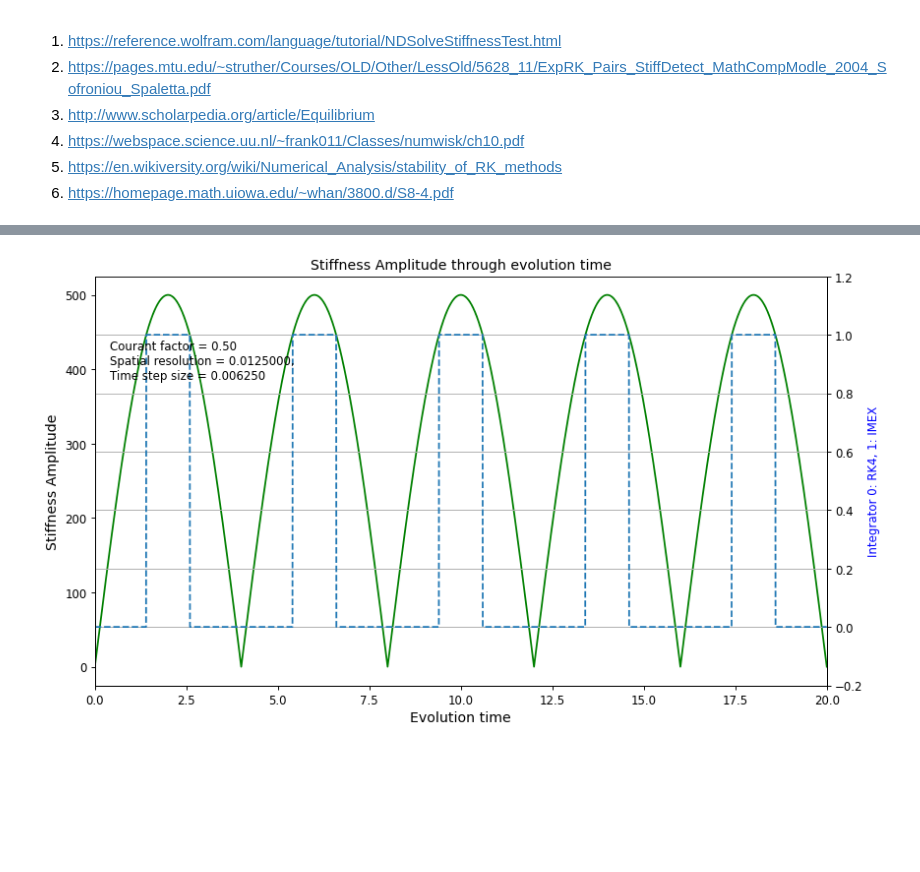
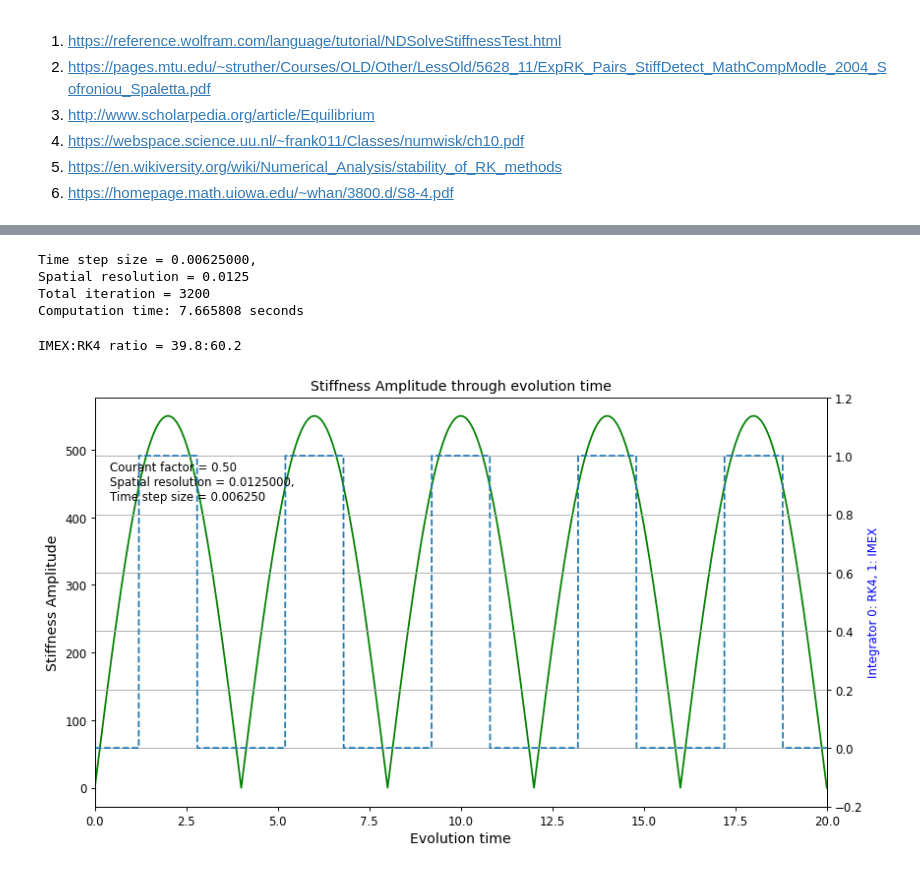
Before and after one commit to annamalai-ps/IMEX, a Jupyter notebook: IMEX_1D_scalar_wave_evolution/Hybrid IMEX-RK4 - Coupled 1D wave equation.ipynb, the cells around one changed output, grey strips where cells are left out. Cells and saved outputs as stored; diff of their text form; code cells hidden in the pictures; blank space fills up the shorter version.

```diff
--- a/IMEX_1D_scalar_wave_evolution/Hybrid IMEX-RK4 - Coupled 1D wave equation.ipynb
+++ b/IMEX_1D_scalar_wave_evolution/Hybrid IMEX-RK4 - Coupled 1D wave equation.ipynb
@@ -390,7 +383,7 @@ expr_mu = lambda x: 0*x
 expr_nu = lambda x: 0*x
 
 #Physics
-x_start = 0
+x_start = 0.0
 x_length = 2.0
 t_start = 0.0
 t_end = 20.0
@@ -398,7 +391,7 @@ wave_speed_phi = 1.0
 wave_speed_zeta = 2.0
 
 #dynamic stiffness
-stiffness_func = lambda t: np.abs(500*np.sin(t*np.pi/4))
+stiffness_func = lambda t: np.abs(550.0*np.sin(t*np.pi/4))
 # %%
 #Specify available time integration method:
 #- Explicit: 'RK2' or 'RK4',
@@ -466,3 +434,29 @@ Computation time: 9.578662 seconds
+# %%
+
+dx = (x_start + x_length)/Nx
+var_x_4h = np.arange(x_start,x_start + x_length,dx) #End point not included for periodic system
+dt_4h = compute_dt(Courant_factor,dx,wave_speed_phi) # wave speed of phi
+var_t_4h = np.arange(t_start,t_end + dt_4h,dt_4h)
+Nt_4h = len(var_t_4h)
+
+
+
+dynamic_stiffness = stiffness_func(var_t_4h)
+true_norm = np.linalg.norm(expr_zeta(var_x_4h))
+TIM_strings = np.zeros(Nt_4h) # 0: RK4, 1: IMEX
+
+
+print('Time step size = %.8f,\nSpatial resolution = %.4f'%(dt_4h,dx))
+
+
+#-----------------Start Numerical Simulation-------------------------------------------#
+u_Nsoln_4h_hIMEX = Evolve_dynamic_integrator(lambda: initial_conditions(expr_phi,expr_zeta,expr_mu,expr_nu,var_x_4h,dx),
+                  lambda u_n: RHS_func(u_n,FD_method,dx),Nt_4h,dt_4h)
+# %% [output]
+Time step size = 0.00625000,
+Spatial resolution = 0.0125
+Total iteration = 3200
+Computation time: 7.665808 seconds
 # %%
 #----------- End of numerical solution computation-----------------#
 # %%
@@ -474,28 +468,34 @@ zeta_4h = u_Nsoln_4h[:,2]
 # %%
 def plot(title,x_label,y_label,x_param,y_param1,dx,dt):
     fig_dpi = 85
     fig, ax1 = plt.subplots(figsize=(960/fig_dpi,540/fig_dpi),dpi = fig_dpi)
     plt.title(title,fontsize=12)
     plt.xlabel(x_label,fontsize=12)
     plt.ylabel(y_label,fontsize=12)
     ax2 = ax1.twinx()
     ax1.plot(x_param, y_param1, 'g-')
     ax2.plot(x_param, TIM_strings, '--')
     ax1.set_xlabel(x_label)
     ax1.set_ylabel(y_label)
     ax2.set_ylabel('Integrator 0: RK4, 1: IMEX', color='b')
     ax2.axis([0,20,-0.2,1.2])
     plt.grid(axis="both")
     plt.text(0.02, 0.75,
              'Courant factor = %0.2f\nSpatial resolution = %.7f,\nTime step size = %.6f'
              %(Courant_factor,dx,dt),transform=ax1.transAxes)
     plt.show()
-
+counter = 0
+for i in range (len(TIM_strings)):
+    if (TIM_strings[i] == 1):
+        counter += 1
+ratio = counter/len(TIM_strings)
+print("IMEX:RK4 ratio = %.1f:%.1f"%(ratio*100,100-(ratio*100)))
 plot('Stiffness Amplitude through evolution time',
                    'Evolution time','Stiffness Amplitude',
                    var_t_4h,dynamic_stiffness,dx,dt_4h)
 # %% [output]
+IMEX:RK4 ratio = 39.8:60.2
-[figure, old version]
+[figure, new version]
 # %%
 # Plot evolution of wave function
 ###-------------------------------------------------###
```
Also changed, not shown: parts of 7 cells of this notebook.
